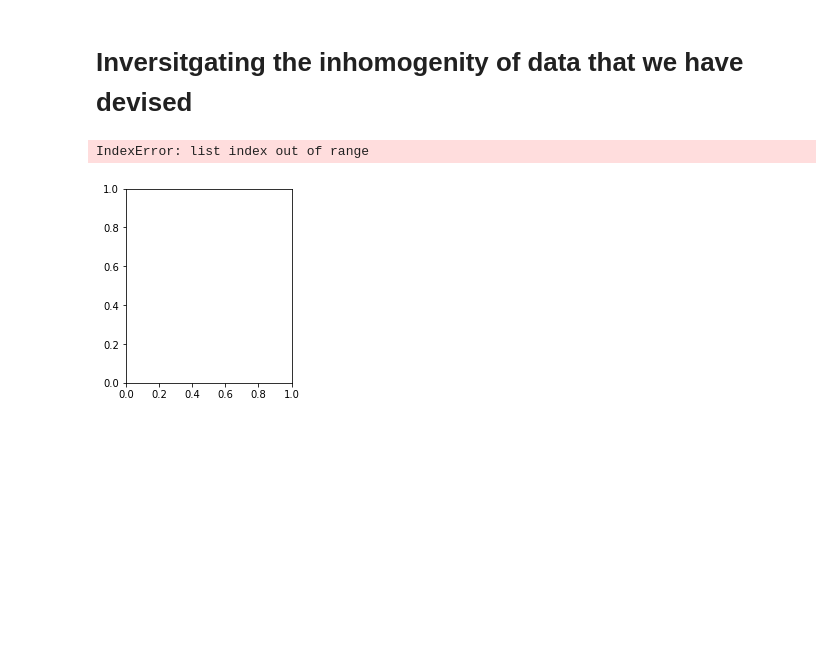
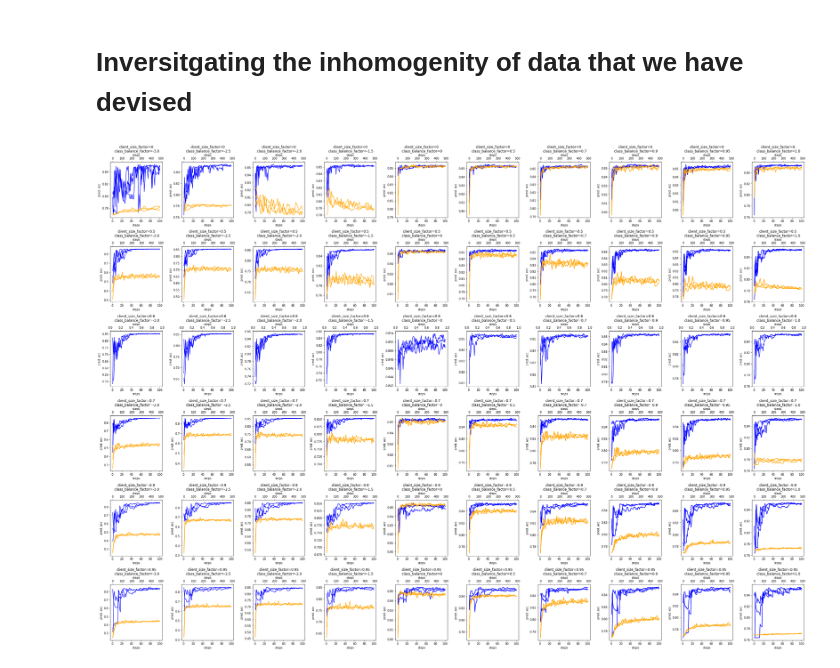
Before and after one commit to MrinankSharma/DP-PVI, a Jupyter notebook: experiments/workshop/notebooks/inhomogeneity/Initial inhomogeneity investigation new LRs.ipynb, the cells around one changed output. Drawn from its saved outputs; the diff is of its cells as text; code cells hidden in the pictures; blank space fills up the shorter version.

```diff
--- a/experiments/workshop/notebooks/inhomogeneity/Initial inhomogeneity investigation new LRs.ipynb
+++ b/experiments/workshop/notebooks/inhomogeneity/Initial inhomogeneity investigation new LRs.ipynb
@@ -110,40 +110,41 @@ for pvi_config, pvi_grid_experiment, pvi_grid_metric, bvi_config, bvi_grid_exper
     if not len(pvi_grid_metric) == 0:
         pvi_values = []
         for metric in pvi_grid_metric:
-            pvi_values.append(metric[0]['values'])
+            if len(metric) != 0:
+                pvi_values.append(metric[0]['values'])
+                steps = np.atleast_2d(np.array(metric[0]['steps'])).T
         pvi_values = np.array(pvi_values).T
-        steps = np.atleast_2d(np.array(pvi_grid_metric[0][0]['steps'])).T
+#         steps = np.atleast_2d(np.array(pvi_grid_metric[0][0]['steps'])).T
 
         axes.plot(steps, pvi_values, color='blue')
 
     axes2 = axes.twiny()
 
     if not len(bvi_grid_metric) == 0:
         bvi_values = []
         steps = None
         for metric in bvi_grid_metric:
             if len(metric) != 0:
                 bvi_values.append(metric[0]['values'])
                 steps = np.atleast_2d(np.array(metric[0]['steps'])).T
         bvi_values = np.array(bvi_values).T
 
         if steps is not None:
             axes2.plot(steps, bvi_values, color='orange')
 
     plt.title(f'client_size_factor={client_size_factor}\n class_balance_factor={class_balance_factor}')
 
 #     axes.set_ylim([0.78, 0.86])
 #     axes.set_xlim([0, 100])
 
     axes.set_xlabel('steps')
     axes2.set_xlabel('steps')
     axes.set_ylabel('pred. acc')
 #     axes.set_ylim([0.75, 0.86])
 
 plt.tight_layout()
 # %% [output]
-IndexError: list index out of range
-[figure, old version]
+[figure, new version]
 # %%
 client_size_factors = sorted(experiment_config['dataset_dist.client_size_factor'])
 class_balance_factors = sorted(experiment_config['dataset_dist.class_balance_factor'])
```
Also changed, not shown: 3 other files.
